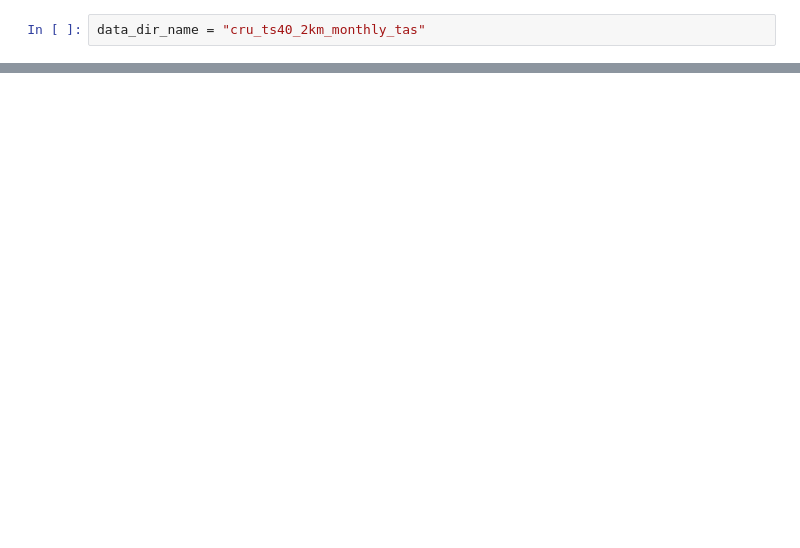
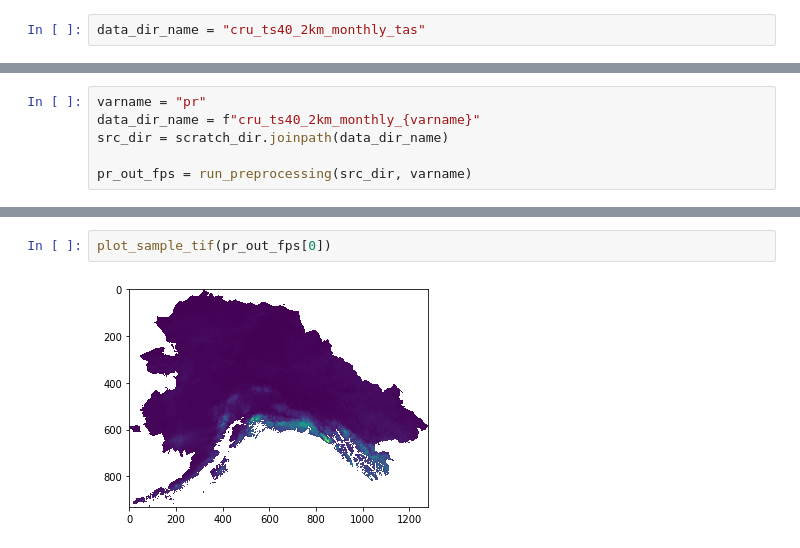
Before and after one commit to ua-snap/rasdaman-ingest, a Jupyter notebook: iem/tas_pr_2km/preprocess_historical.ipynb, the cells around one changed output, grey strips where cells are left out. Cells and saved outputs as stored; diff of their text form; blank space fills up the shorter version.

```diff
--- a/iem/tas_pr_2km/preprocess_historical.ipynb
+++ b/iem/tas_pr_2km/preprocess_historical.ipynb
@@ -153,0 +208,6 @@ for season in seasons.keys():
+# %%
+varname = "pr"
+data_dir_name = f"cru_ts40_2km_monthly_{varname}"
+src_dir = scratch_dir.joinpath(data_dir_name)
+
+pr_out_fps = run_preprocessing(src_dir, varname)
@@ -153,0 +229,4 @@ for season in seasons.keys():
+# %%
+plot_sample_tif(pr_out_fps[0])
+# %% [output]
+[figure, added]
```
Also changed, not shown: parts of 9 cells of this notebook.
